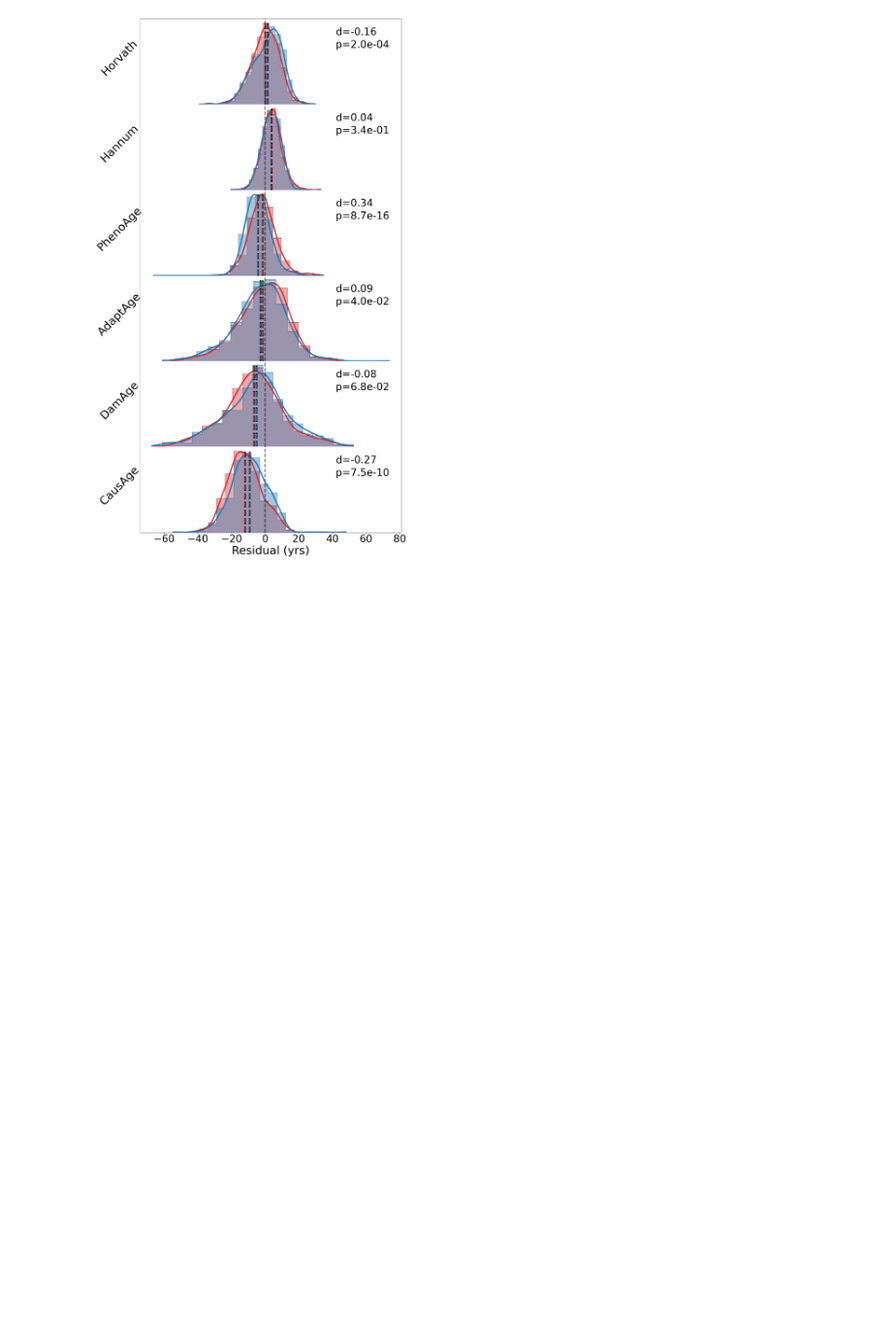
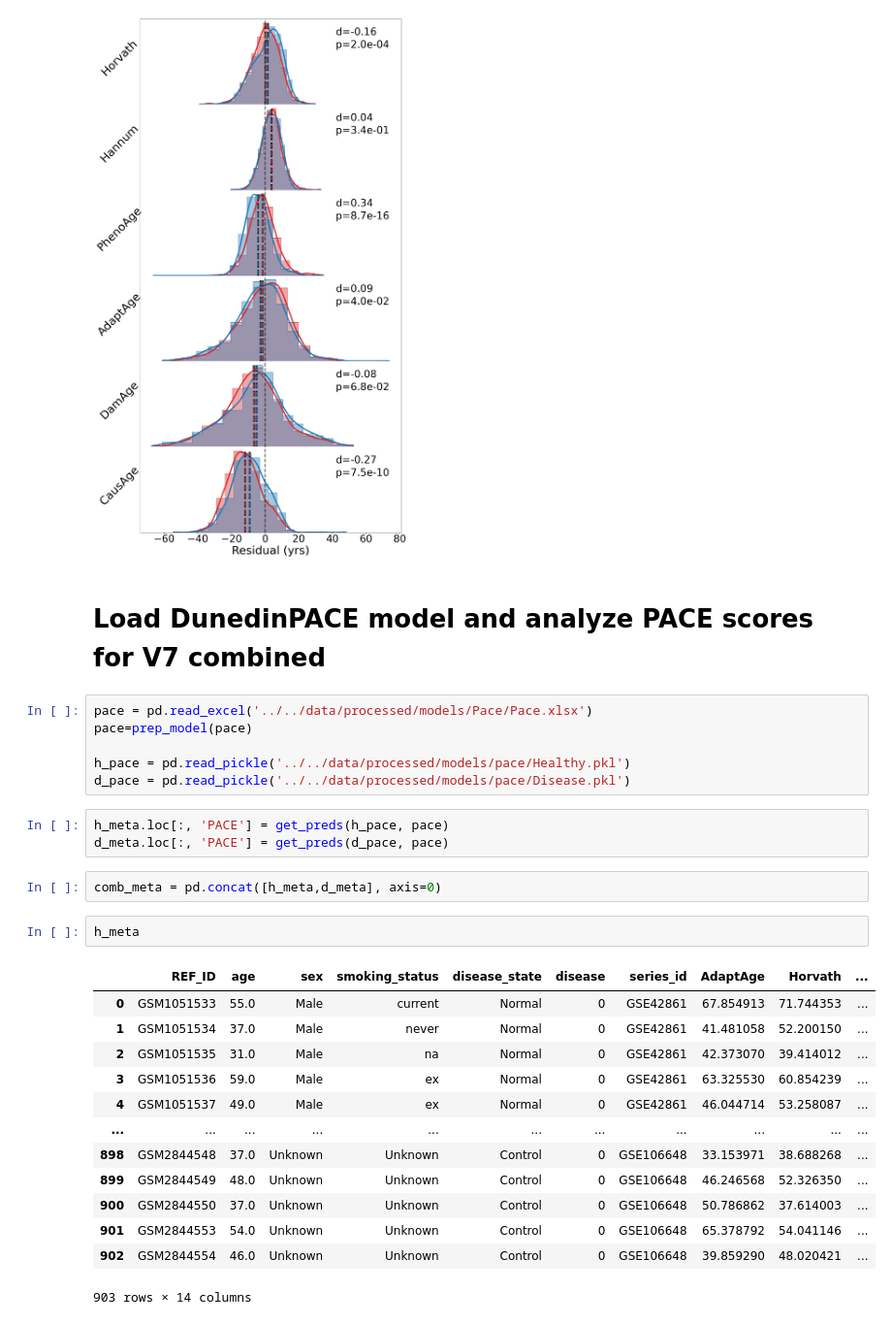
Before and after one commit to SkinnerCM/conboy-laboratory, a Jupyter notebook: dnam-clocks/mFSS-clock/notebooks/Generate figures/Generate Figure 2, Supplementary Figure 2 and Table 1.ipynb, the cells around one changed output. Shown at 97% size. Saved outputs shown, nothing was run; the diff lists cells and outputs as text; blank space fills up the shorter version.

```diff
--- a/dnam-clocks/mFSS-clock/notebooks/Generate figures/Generate Figure 2, Supplementary Figure 2 and Table 1.ipynb
+++ b/dnam-clocks/mFSS-clock/notebooks/Generate figures/Generate Figure 2, Supplementary Figure 2 and Table 1.ipynb
@@ -278,3 +278,32 @@ for ax in axes:
     ax.axvline(x=0, color='black', linestyle='--', alpha=0.7, linewidth=3, zorder=10)
 # %% [output]
 [figure]
+# %% [markdown]
+# Load DunedinPACE model and analyze PACE scores for V7 combined
+# %%
+pace = pd.read_excel('../../data/processed/models/Pace/Pace.xlsx')
+pace=prep_model(pace)
+
+h_pace = pd.read_pickle('../../data/processed/models/pace/Healthy.pkl')
+d_pace = pd.read_pickle('../../data/processed/models/pace/Disease.pkl')
+# %%
+h_meta.loc[:, 'PACE'] = get_preds(h_pace, pace)
+d_meta.loc[:, 'PACE'] = get_preds(d_pace, pace)
+# %%
+comb_meta = pd.concat([h_meta,d_meta], axis=0)
+# %%
+h_meta
+# %% [output]
+|  | REF_ID | age | sex | smoking_status | disease_state | disease | series_id | AdaptAge | Horvath | ... |
+| 0 | GSM1051533 | 55.0 | Male | current | Normal | 0 | GSE42861 | 67.854913 | 71.744353 | ... |
+| 1 | GSM1051534 | 37.0 | Male | never | Normal | 0 | GSE42861 | 41.481058 | 52.200150 | ... |
+| 2 | GSM1051535 | 31.0 | Male | na | Normal | 0 | GSE42861 | 42.373070 | 39.414012 | ... |
+| 3 | GSM1051536 | 59.0 | Male | ex | Normal | 0 | GSE42861 | 63.325530 | 60.854239 | ... |
+| 4 | GSM1051537 | 49.0 | Male | ex | Normal | 0 | GSE42861 | 46.044714 | 53.258087 | ... |
+| ... | ... | ... | ... | ... | ... | ... | ... | ... | ... | ... |
+| 898 | GSM2844548 | 37.0 | Unknown | Unknown | Control | 0 | GSE106648 | 33.153971 | 38.688268 | ... |
+| 899 | GSM2844549 | 48.0 | Unknown | Unknown | Control | 0 | GSE106648 | 46.246568 | 52.326350 | ... |
+| 900 | GSM2844550 | 37.0 | Unknown | Unknown | Control | 0 | GSE106648 | 50.786862 | 37.614003 | ... |
+| 901 | GSM2844553 | 54.0 | Unknown | Unknown | Control | 0 | GSE106648 | 65.378792 | 54.041146 | ... |
+| 902 | GSM2844554 | 46.0 | Unknown | Unknown | Control | 0 | GSE106648 | 39.859290 | 48.020421 | ... |
+903 rows × 14 columns
```
Also changed, not shown: parts of 7 cells of this notebook.
